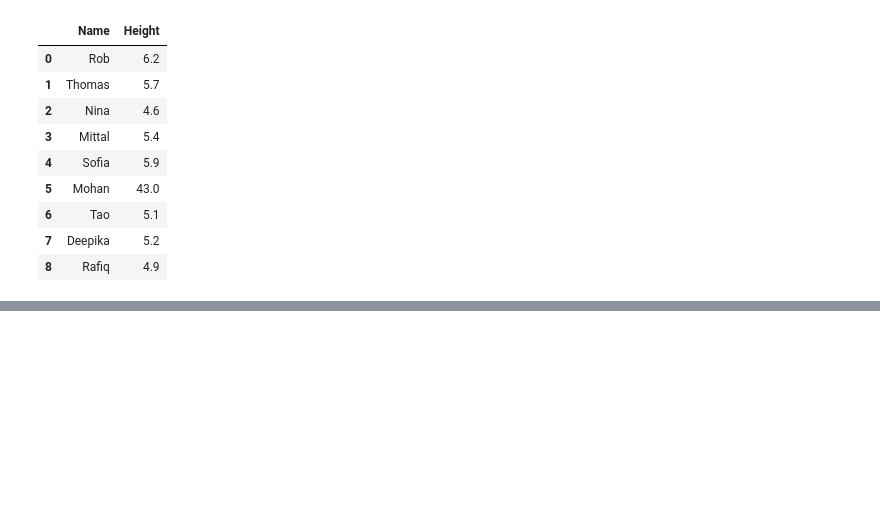
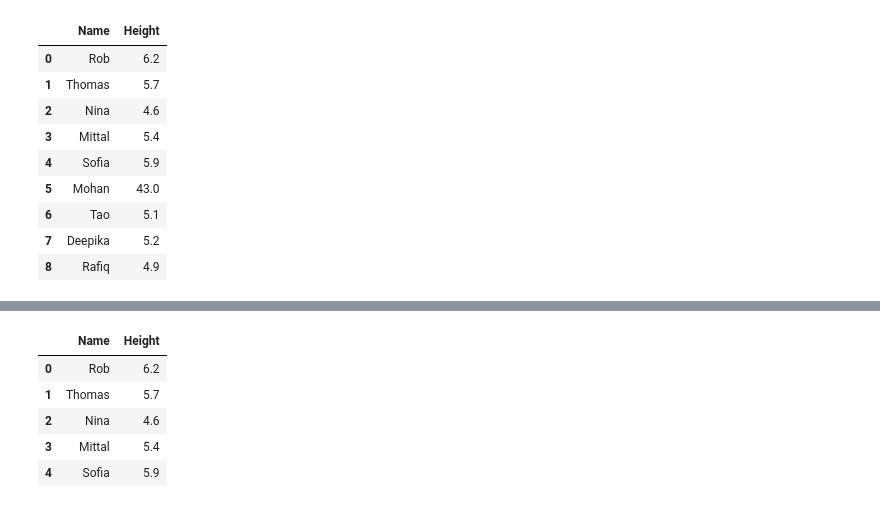
Before and after one commit to raaakibul/Machine-Learning, a Jupyter notebook: Math-and-stat/normal-distribution.ipynb, the cells around one changed output, grey strips where cells are left out. Cells and saved outputs as stored; diff of their text form; code cells hidden in the pictures; blank space fills up the shorter version.

```diff
--- a/Math-and-stat/normal-distribution.ipynb
+++ b/Math-and-stat/normal-distribution.ipynb
@@ -25,0 +34,9 @@ TypeError: bar() missing 1 required positional argument: 'height'
+# %%
+df.head()
+# %% [output]
+|  | Name | Height |
+| 0 | Rob | 6.2 |
+| 1 | Thomas | 5.7 |
+| 2 | Nina | 4.6 |
+| 3 | Mittal | 5.4 |
+| 4 | Sofia | 5.9 |
```
Also changed, not shown: parts of 9 cells of this notebook, 1 other file.
